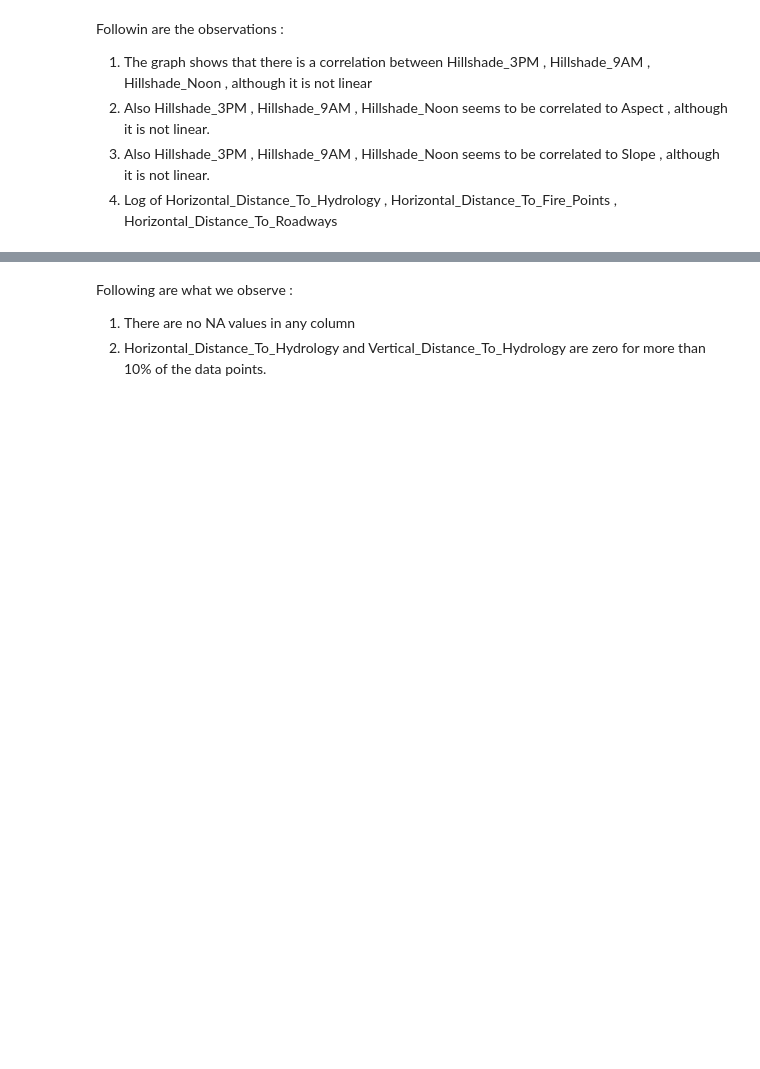
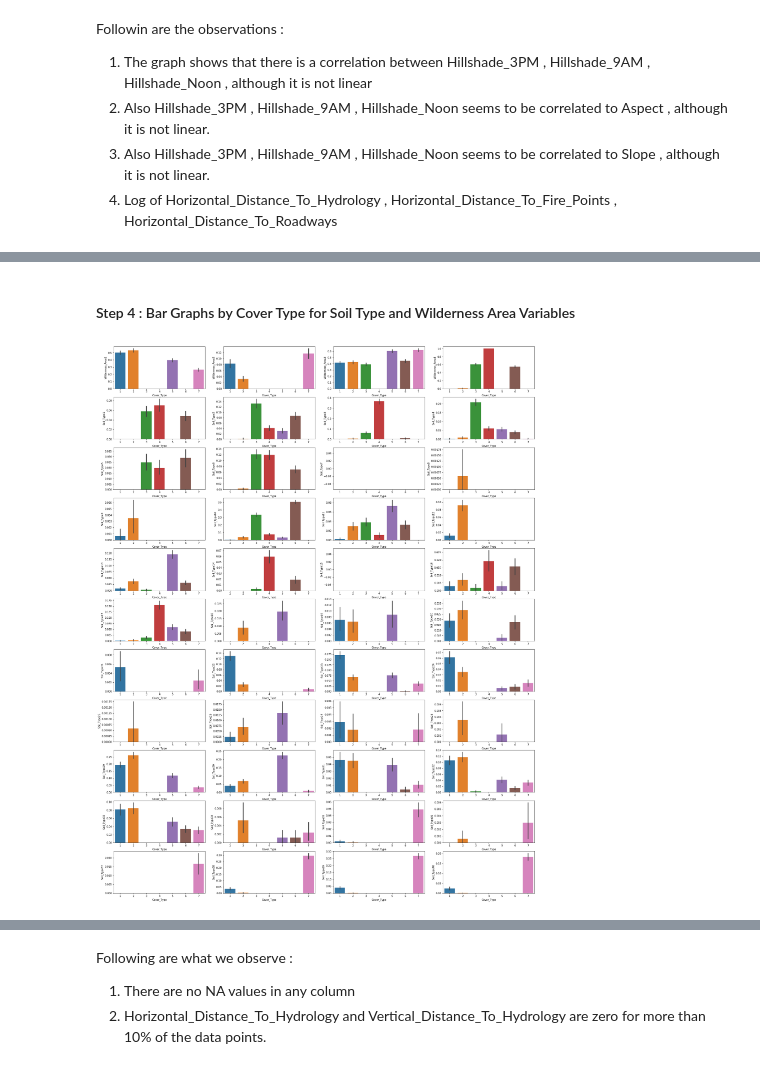
Before and after one commit to kasri-mids/MIDS-W207-FinalProject, a Jupyter notebook: Final Project SSDG_Nov_17.ipynb, the cells around one changed output, grey strips where cells are left out. Cells and saved outputs as stored; diff of their text form; code cells hidden in the pictures; blank space fills up the shorter version.

```diff
--- a/Final Project SSDG_Nov_17.ipynb
+++ b/Final Project SSDG_Nov_17.ipynb
@@ -107,0 +131,16 @@ Followin are the observations :
+# %% [markdown]
+#### Step 4 : Bar Graphs by Cover Type for Soil Type and Wilderness Area Variables
+# %%
+column_list = ['Elevation', 'Aspect', 'Slope','Horizontal_Distance_To_Hydrology','Vertical_Distance_To_Hydrology', 'Horizontal_Distance_To_Roadways',
+       'Hillshade_9am', 'Hillshade_Noon', 'Hillshade_3pm','Horizontal_Distance_To_Fire_Points' ]
+fig, axes = plt.subplots(11, 4)
+fig.set_size_inches(30, 40)
+i = 0
+for column in train_df.columns:
+    if column not in column_list and column != 'Cover_Type' and column != 'Id':
+        row_index = i // 4
+        column_index = i % 4
+        sns.barplot(x="Cover_Type", y=column, data=train_df , ax=axes[row_index][column_index])
+        i = i + 1
+# %% [output]
+[figure, added]
```
Also changed, not shown: parts of 67 cells of this notebook.
